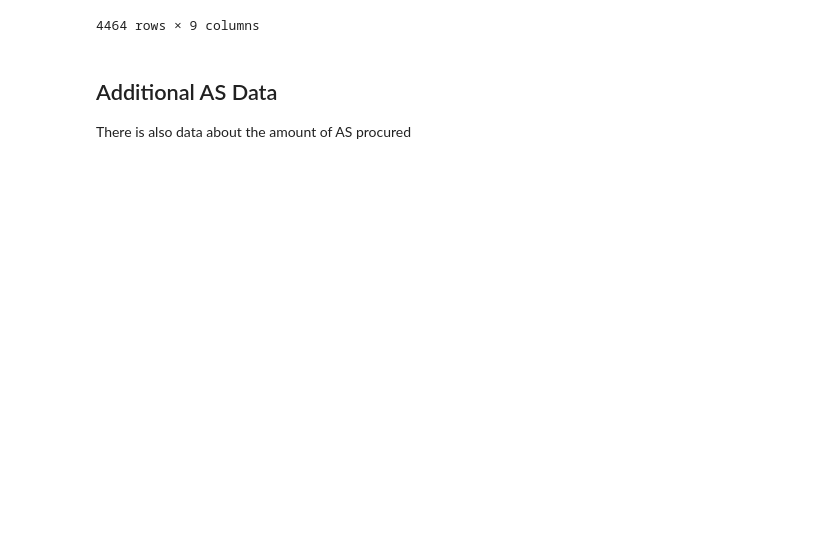
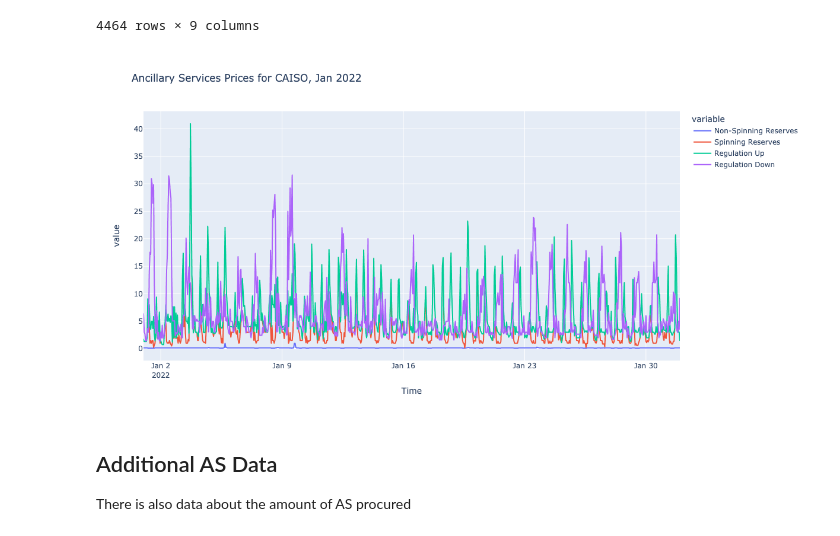
Before and after one commit to gridstatus/gridstatus, a Jupyter notebook: docs/Examples/caiso/Ancillary Services.ipynb, the cells around one changed output. Saved outputs shown, nothing was run; the diff lists cells and outputs as text; code cells hidden in the pictures; blank space fills up the shorter version.

```diff
--- a/docs/Examples/caiso/Ancillary Services.ipynb
+++ b/docs/Examples/caiso/Ancillary Services.ipynb
@@ -45,10 +45,13 @@ df
 # %%
 region = df[df["Region"] == "AS_CAISO_EXP"]
 region.set_index("Time", inplace=True)
 
 columns = ["Non-Spinning Reserves", "Spinning Reserves", "Regulation Up", "Regulation Down", ]
-fig = px.line(region, x=region.index, y=columns, title="Ancillary Services Prices for CAISO")
-fig.show()
+fig = px.line(region, x=region.index, y=columns, title="Ancillary Services Prices for CAISO, Jan 2022")
+# height=600, width=800
+fig.show("svg", width = 1200, height = 600)
+# %% [output]
+[figure, added]
 # %% [markdown]
 ## Additional AS Data
 
```
